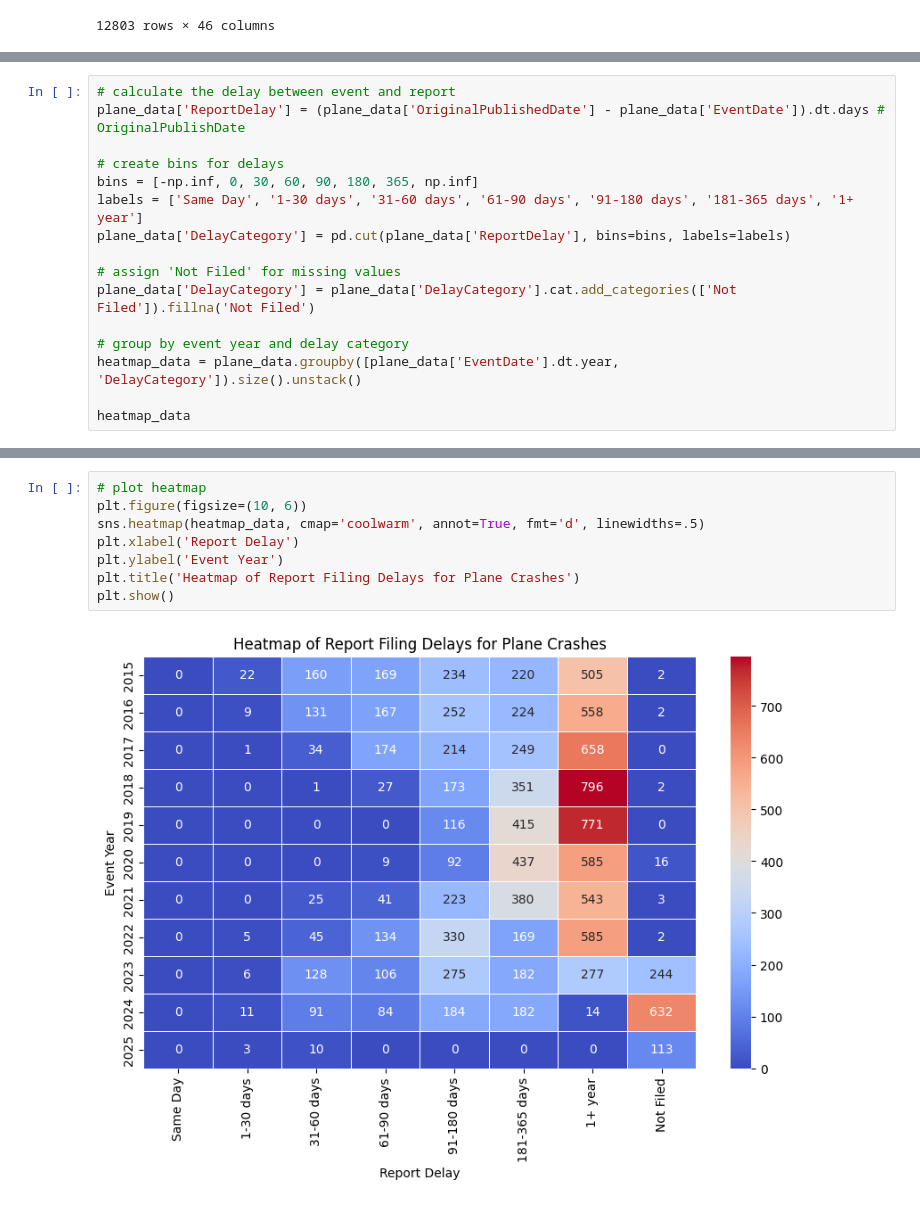
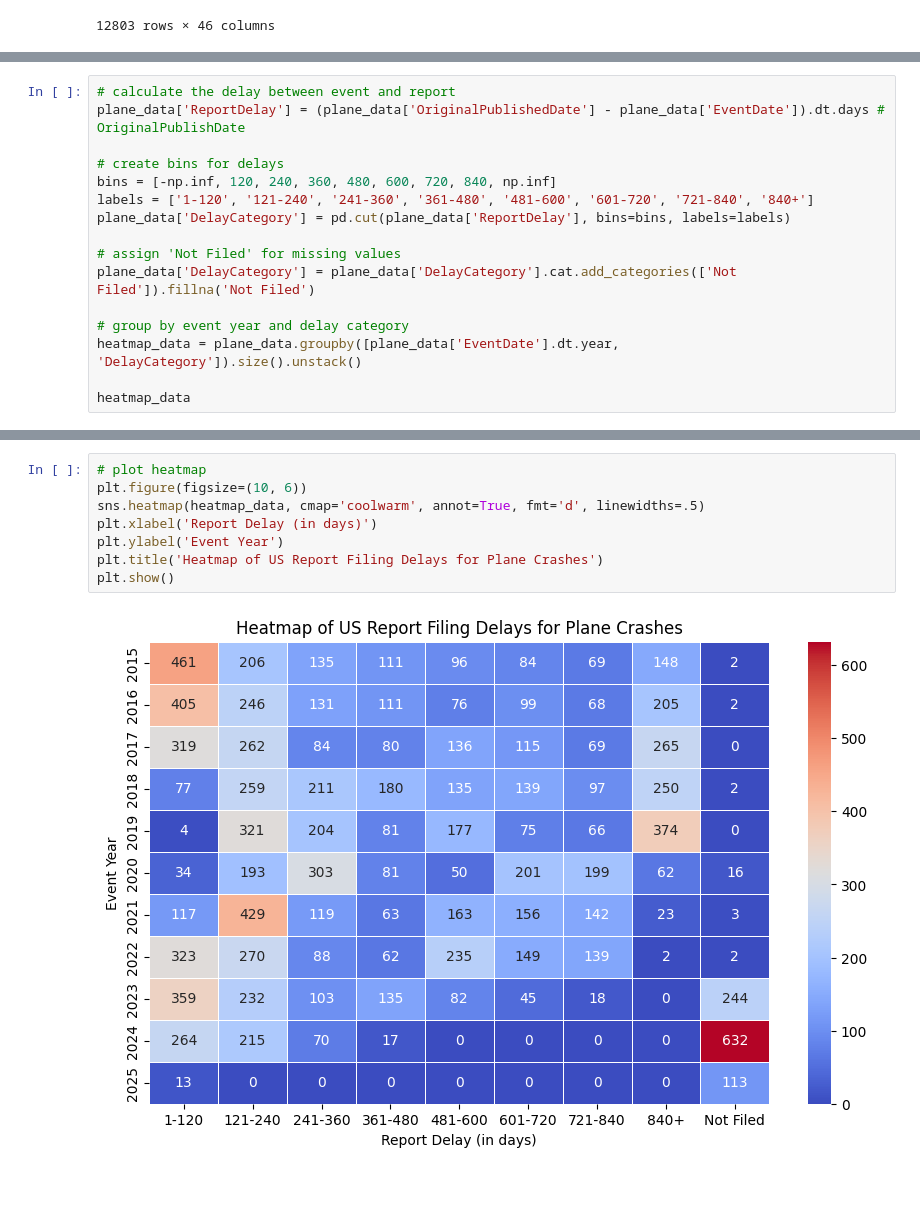
Before and after one commit to navdeepnatt41/418-Group_Project, a Jupyter notebook: oli_code/oli_visualizations.ipynb, the cells around one changed output, grey strips where cells are left out. Drawn from its saved outputs; the diff is of its cells as text.

Commit message:
updated visualization

```diff
--- a/oli_code/oli_visualizations.ipynb
+++ b/oli_code/oli_visualizations.ipynb
@@ -163,8 +163,8 @@ See the caveats in the documentation: https://pandas.pydata.org/pandas-docs/stab
 plane_data['ReportDelay'] = (plane_data['OriginalPublishedDate'] - plane_data['EventDate']).dt.days # OriginalPublishDate
 
 # create bins for delays
-bins = [-np.inf, 0, 30, 60, 90, 180, 365, np.inf]
-labels = ['Same Day', '1-30 days', '31-60 days', '61-90 days', '91-180 days', '181-365 days', '1+ year']
+bins = [-np.inf, 120, 240, 360, 480, 600, 720, 840, np.inf]
+labels = ['1-120', '121-240', '241-360', '361-480', '481-600', '601-720', '721-840', '840+']
 plane_data['DelayCategory'] = pd.cut(plane_data['ReportDelay'], bins=bins, labels=labels)
 
 # assign 'Not Filed' for missing values
@@ -206,11 +206,11 @@ See the caveats in the documentation: https://pandas.pydata.org/pandas-docs/stab
 # %%
 # plot heatmap
 plt.figure(figsize=(10, 6))
 sns.heatmap(heatmap_data, cmap='coolwarm', annot=True, fmt='d', linewidths=.5)
-plt.xlabel('Report Delay')
+plt.xlabel('Report Delay (in days)')
 plt.ylabel('Event Year')
-plt.title('Heatmap of Report Filing Delays for Plane Crashes')
+plt.title('Heatmap of US Report Filing Delays for Plane Crashes')
 plt.show()
 # %% [output]
-[figure, old version]
+[figure, new version]
 # %%
```
Also changed, not shown: parts of 9 cells of this notebook, 1 other file.
